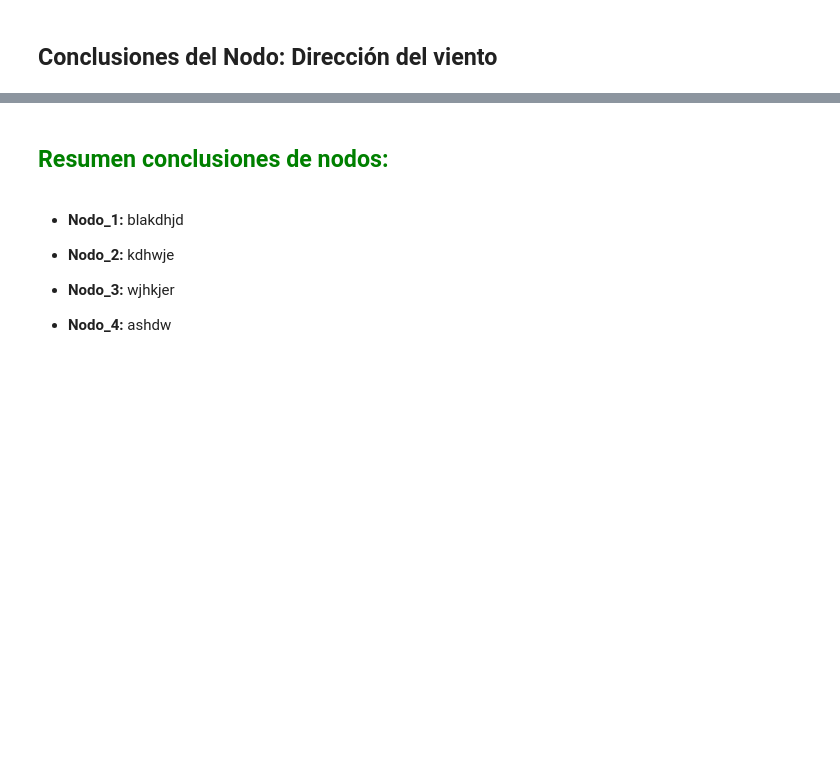
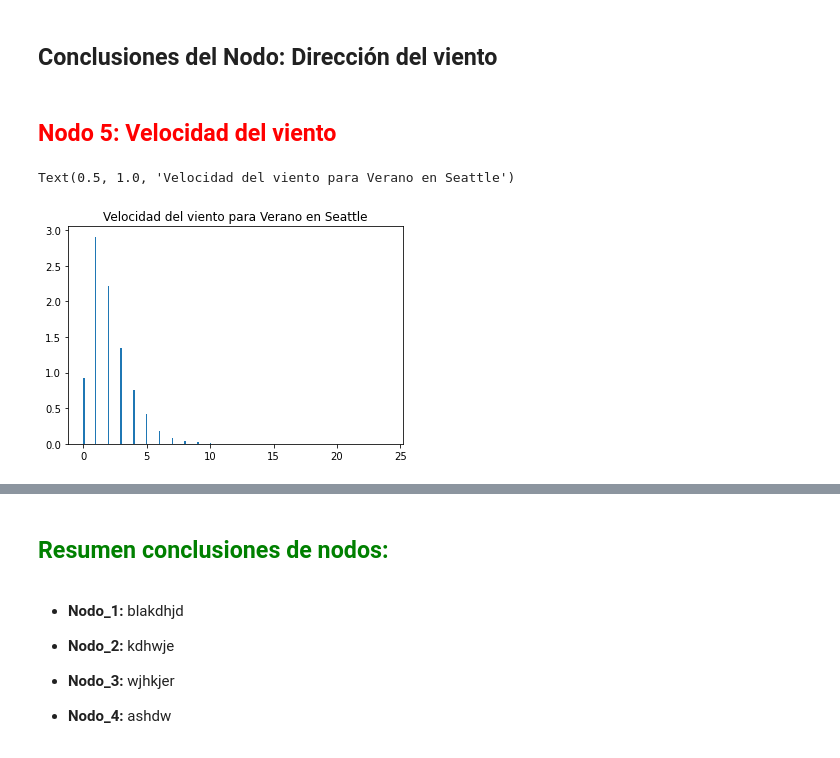
Before and after one commit to PintorOD1997/ProyectoConjunto_LandaverdeI_PintorD, a Jupyter notebook: ProyectoModulo1_OchoaD_MercadoI.ipynb, the cells around one changed output, grey strips where cells are left out. Cells and saved outputs as stored; diff of their text form; code cells hidden in the pictures; blank space fills up the shorter version.

Commit message:
Nodo 5

```diff
--- a/ProyectoModulo1_OchoaD_MercadoI.ipynb
+++ b/ProyectoModulo1_OchoaD_MercadoI.ipynb
@@ -1301,2 +1301,11 @@ Se acepta la hipótesis nula, la media es igual a 170.58914810459012 con un 0.95
 # %% [markdown]
 ## Conclusiones del Nodo: Dirección del viento
+# %% [markdown]
+## <font color='red'>  Nodo 5: Velocidad del viento
+# %%
+#Histograma de la velocidad del viento
+y,x,_ = plt.hist(wind_speed,bins="auto",density=True);
+plt.title("Velocidad del viento para Verano en Seattle")
+# %% [output]
+Text(0.5, 1.0, 'Velocidad del viento para Verano en Seattle')
+[figure, added]
```
Also changed, not shown: parts of 74 cells of this notebook.
